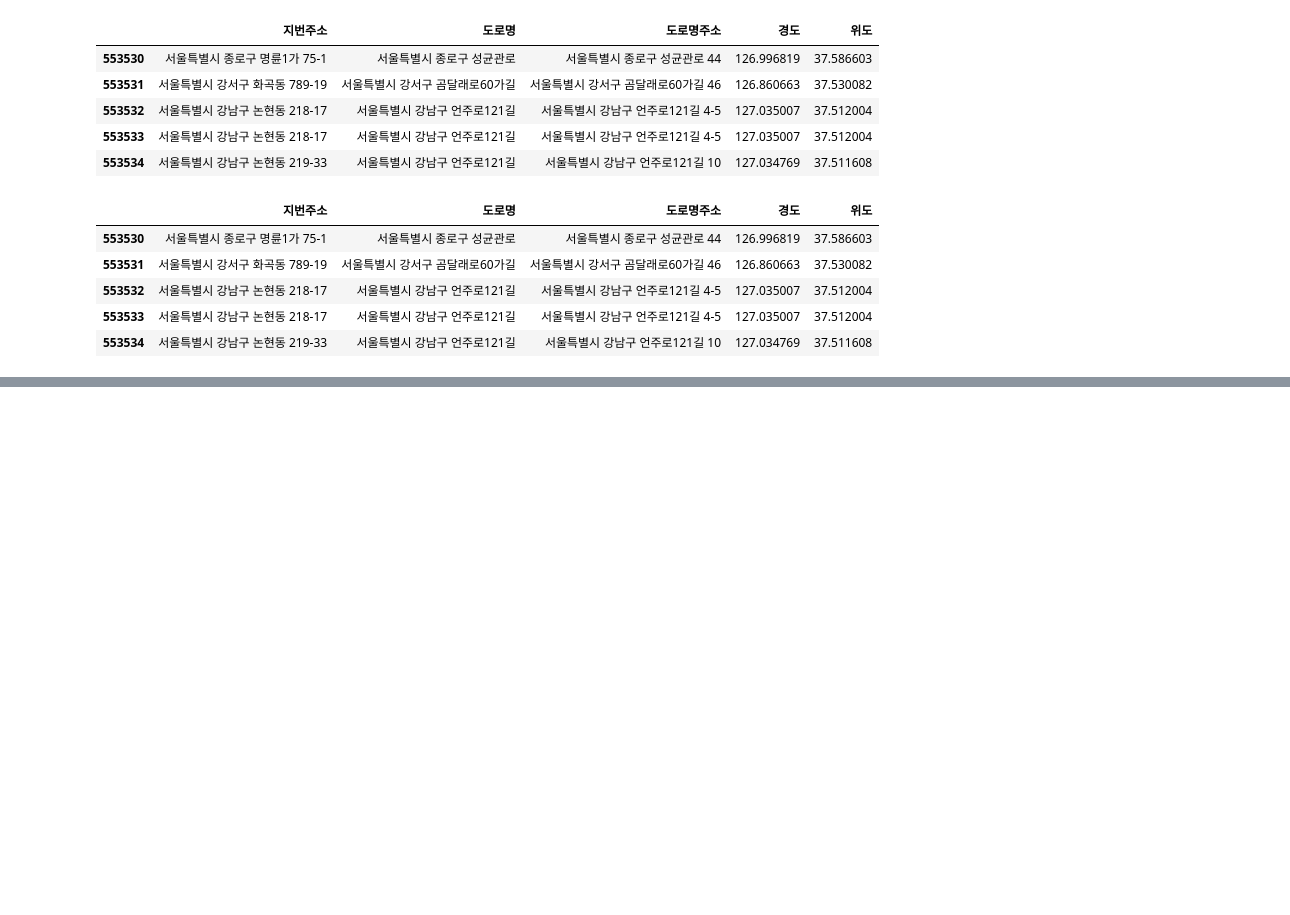
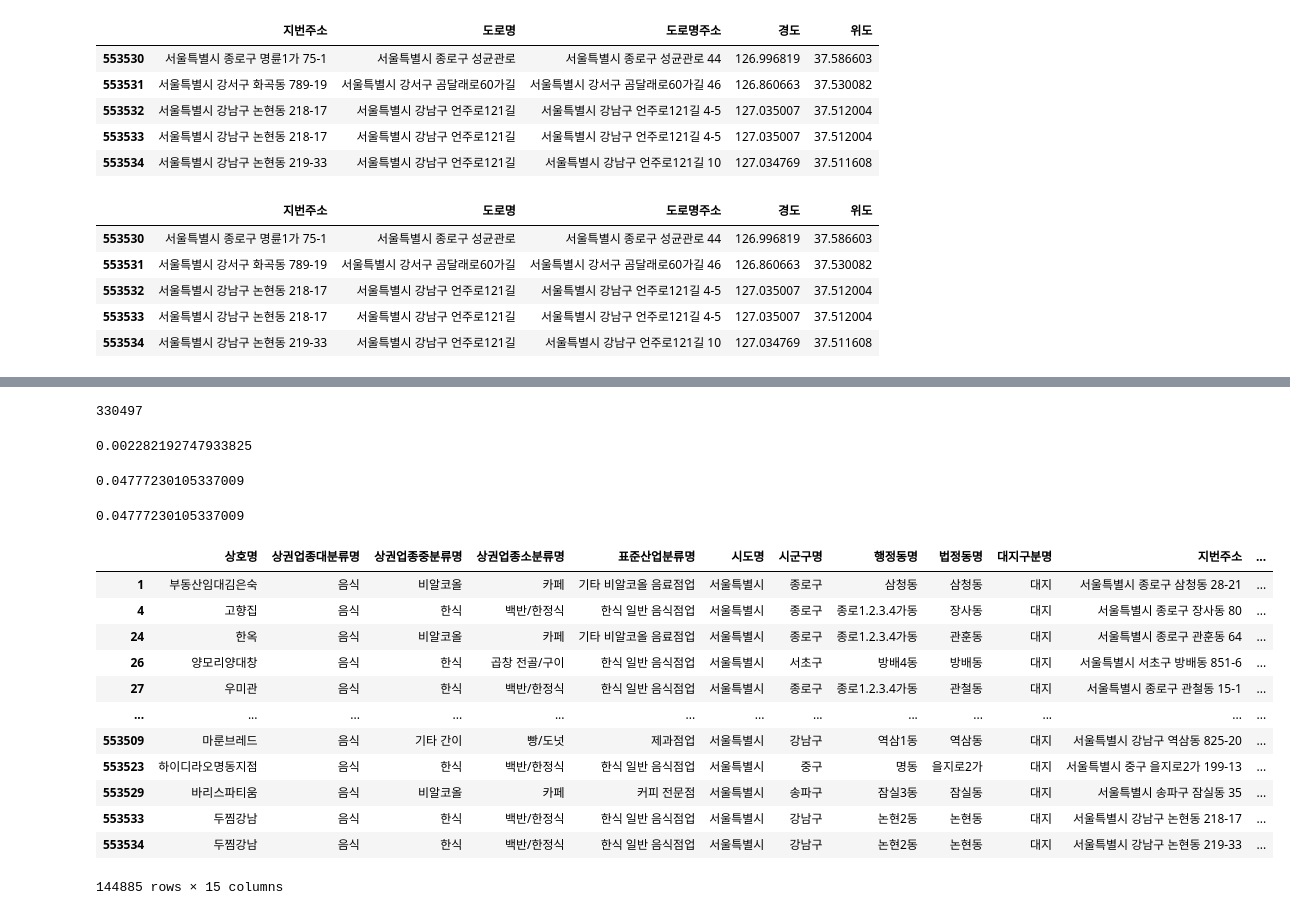
Before and after one commit to JongHyun070105/BigDataAnalyzing2025, a Jupyter notebook: 상가상권정보_30710.ipynb, the cells around one changed output, grey strips where cells are left out. Drawn from its saved outputs; the diff is of its cells as text; code cells hidden in the pictures; blank space fills up the shorter version.

```diff
--- a/상가상권정보_30710.ipynb
+++ b/상가상권정보_30710.ipynb
@@ -580,0 +672,38 @@ df.loc[553530:,'지번주소' :]
+# %%
+# 경도의 최대값의 인덱스값 반환
+df['경도'].idxmax()
+# %% [output]
+330497
+# %%
+# 위도의 분산값
+df['위도'].var()
+# %% [output]
+0.002282192747933825
+# %%
+# 위도 분산값에 제곱근(루트)를 씌우면?
+np.sqrt(df['위도'].var())
+# %% [output]
+0.04777230105337009
+# %%
+# 위도의 표준편차값 계산
+df['위도'].std()
+# %% [output]
+0.04777230105337009
+# %%
+# 상권업종대분류명이 '음식'인 데이터만 저장
+df_food = df[df['상권업종대분류명'] == '음식'].copy()
+df_food
+# %% [output]
+|  | 상호명 | 상권업종대분류명 | 상권업종중분류명 | 상권업종소분류명 | 표준산업분류명 | 시도명 | 시군구명 | 행정동명 | 법정동명 | 대지구분명 | 지번주소 | ... |
+| 1 | 부동산임대김은숙 | 음식 | 비알코올 | 카페 | 기타 비알코올 음료점업 | 서울특별시 | 종로구 | 삼청동 | 삼청동 | 대지 | 서울특별시 종로구 삼청동 28-21 | ... |
+| 4 | 고향집 | 음식 | 한식 | 백반/한정식 | 한식 일반 음식점업 | 서울특별시 | 종로구 | 종로1.2.3.4가동 | 장사동 | 대지 | 서울특별시 종로구 장사동 80 | ... |
+| 24 | 한옥 | 음식 | 비알코올 | 카페 | 기타 비알코올 음료점업 | 서울특별시 | 종로구 | 종로1.2.3.4가동 | 관훈동 | 대지 | 서울특별시 종로구 관훈동 64 | ... |
+| 26 | 양모리양대창 | 음식 | 한식 | 곱창 전골/구이 | 한식 일반 음식점업 | 서울특별시 | 서초구 | 방배4동 | 방배동 | 대지 | 서울특별시 서초구 방배동 851-6 | ... |
+| 27 | 우미관 | 음식 | 한식 | 백반/한정식 | 한식 일반 음식점업 | 서울특별시 | 종로구 | 종로1.2.3.4가동 | 관철동 | 대지 | 서울특별시 종로구 관철동 15-1 | ... |
+| ... | ... | ... | ... | ... | ... | ... | ... | ... | ... | ... | ... | ... |
+| 553509 | 마룬브레드 | 음식 | 기타 간이 | 빵/도넛 | 제과점업 | 서울특별시 | 강남구 | 역삼1동 | 역삼동 | 대지 | 서울특별시 강남구 역삼동 825-20 | ... |
+| 553523 | 하이디라오명동지점 | 음식 | 한식 | 백반/한정식 | 한식 일반 음식점업 | 서울특별시 | 중구 | 명동 | 을지로2가 | 대지 | 서울특별시 중구 을지로2가 199-13 | ... |
+| 553529 | 바리스파티움 | 음식 | 비알코올 | 카페 | 커피 전문점 | 서울특별시 | 송파구 | 잠실3동 | 잠실동 | 대지 | 서울특별시 송파구 잠실동 35 | ... |
+| 553533 | 두찜강남 | 음식 | 한식 | 백반/한정식 | 한식 일반 음식점업 | 서울특별시 | 강남구 | 논현2동 | 논현동 | 대지 | 서울특별시 강남구 논현동 218-17 | ... |
+| 553534 | 두찜강남 | 음식 | 한식 | 백반/한정식 | 한식 일반 음식점업 | 서울특별시 | 강남구 | 논현2동 | 논현동 | 대지 | 서울특별시 강남구 논현동 219-33 | ... |
+144885 rows × 15 columns
```
Also changed, not shown: parts of 22 cells of this notebook.
